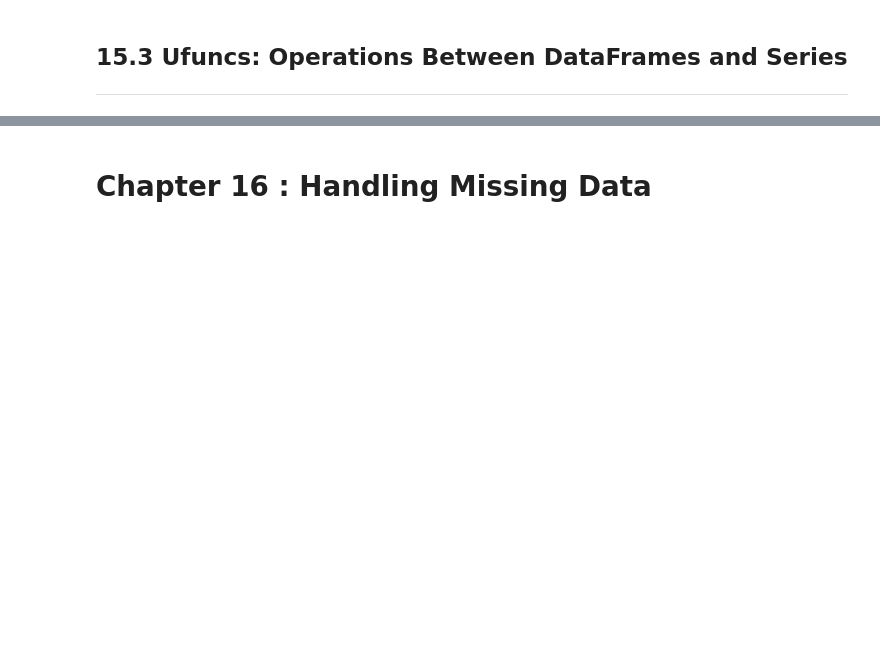
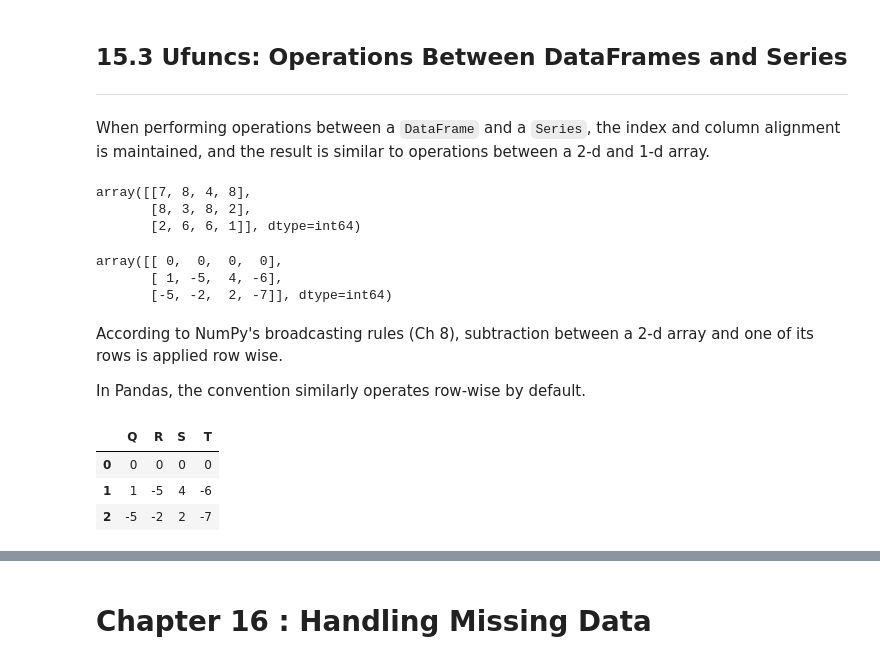
Before and after one commit to huymh/jupyter-notes, a Jupyter notebook: HB_2_Data_Manipulation_with_Pandas.ipynb, the cells around one changed output, grey strips where cells are left out. Drawn from its saved outputs; the diff is of its cells as text; code cells hidden in the pictures; blank space fills up the shorter version.

```diff
--- a/HB_2_Data_Manipulation_with_Pandas.ipynb
+++ b/HB_2_Data_Manipulation_with_Pandas.ipynb
@@ -650,3 +782,30 @@ data[data.density > 120]
 # %% [markdown]
 ## 15.3 Ufuncs: Operations Between DataFrames and Series
 ---
+# %% [markdown]
+When performing operations between a `DataFrame` and a `Series`, the index and column alignment is maintained, and the result is similar to operations between a 2-d and 1-d array.
+# %%
+A = rng.integers(10, size = (3, 4))
+A
+# %% [output]
+array([[7, 8, 4, 8],
+       [8, 3, 8, 2],
+       [2, 6, 6, 1]], dtype=int64)
+# %%
+A - A[0]
+# %% [output]
+array([[ 0,  0,  0,  0],
+       [ 1, -5,  4, -6],
+       [-5, -2,  2, -7]], dtype=int64)
+# %% [markdown]
+According to NumPy's broadcasting rules (Ch 8), subtraction between a 2-d array and one of its rows is applied row wise.
+
+In Pandas, the convention similarly operates row-wise by default.
+# %%
+df = pd.DataFrame(A, columns = ['Q', 'R', 'S', 'T'])
+df - df.iloc[0]
+# %% [output]
+|  | Q | R | S | T |
+| 0 | 0 | 0 | 0 | 0 |
+| 1 | 1 | -5 | 4 | -6 |
+| 2 | -5 | -2 | 2 | -7 |
```
Also changed, not shown: parts of 41 cells of this notebook.
